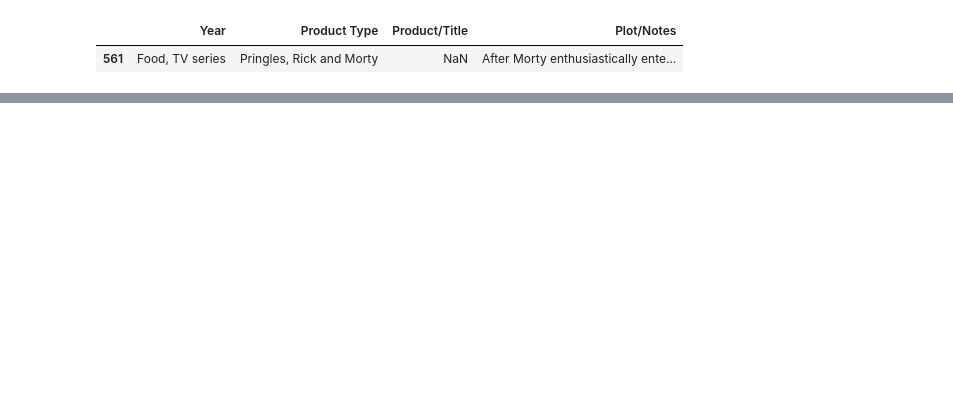
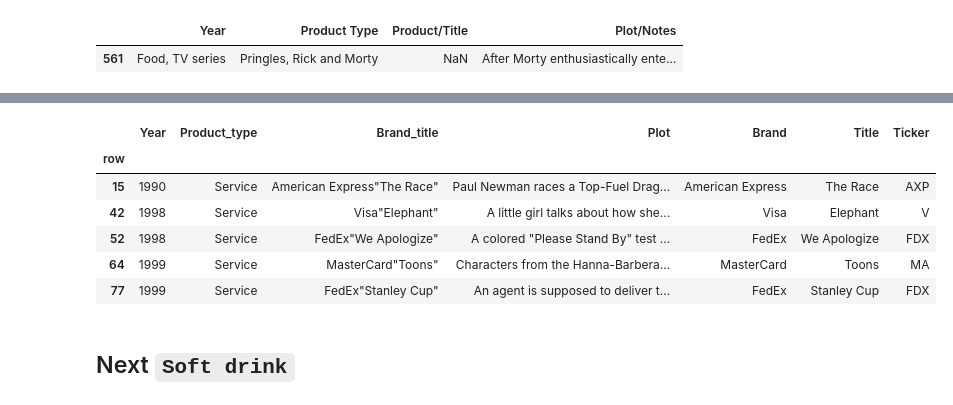
Before and after one commit to mikedshadow/Capstone-2, a Jupyter notebook: Notebooks/Capstone-2-Data-Wrangling.ipynb, the cells around one changed output, grey strips where cells are left out. Drawn from its saved outputs; the diff is of its cells as text; code cells hidden in the pictures; blank space fills up the shorter version.

```diff
--- a/Notebooks/Capstone-2-Data-Wrangling.ipynb
+++ b/Notebooks/Capstone-2-Data-Wrangling.ipynb
@@ -131,0 +378,21 @@ df4.head()
+# %%
+services = df4[df4.Product_type == 'Service']
+#services[['Year','Brand']]
+# %%
+services_ticker = pd.read_csv('..\\Data\\services_ticker.txt', sep='-', lineterminator='\r', header=None)
+services_ticker[0] = services_ticker[0].str.split(' ',expand=True)[0].str.replace('\n','')
+services_ticker = services_ticker.rename(columns={0:'row', 1:'Ticker'})
+services_ticker['row'] = pd.to_numeric(services_ticker['row'])
+services = services.merge(services_ticker, how='left', left_index=True, right_on='row')
+services = services.set_index("row")
+services.head()
+# %% [output]
+|  | Year | Product_type | Brand_title | Plot | Brand | Title | Ticker |
+| row |  |  |  |  |  |  |  |
+| 15 | 1990 | Service | American Express"The Race" | Paul Newman races a Top-Fuel Drag... | American Express | The Race | AXP |
+| 42 | 1998 | Service | Visa"Elephant" | A little girl talks about how she... | Visa | Elephant | V |
+| 52 | 1998 | Service | FedEx"We Apologize" | A colored "Please Stand By" test ... | FedEx | We Apologize | FDX |
+| 64 | 1999 | Service | MasterCard"Toons" | Characters from the Hanna-Barbera... | MasterCard | Toons | MA |
+| 77 | 1999 | Service | FedEx"Stanley Cup" | An agent is supposed to deliver t... | FedEx | Stanley Cup | FDX |
+# %% [markdown]
+## Next `Soft drink`
```
Also changed, not shown: parts of 75 cells of this notebook.
